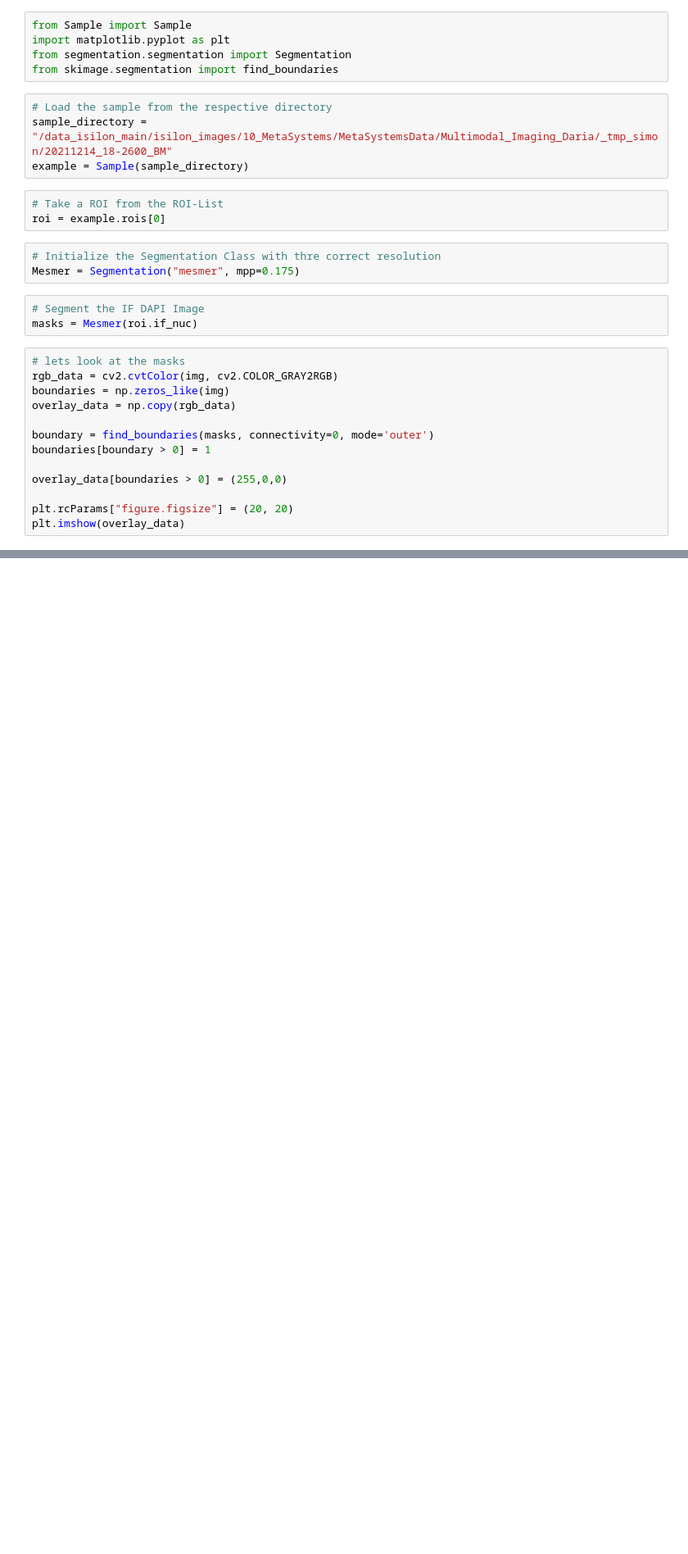
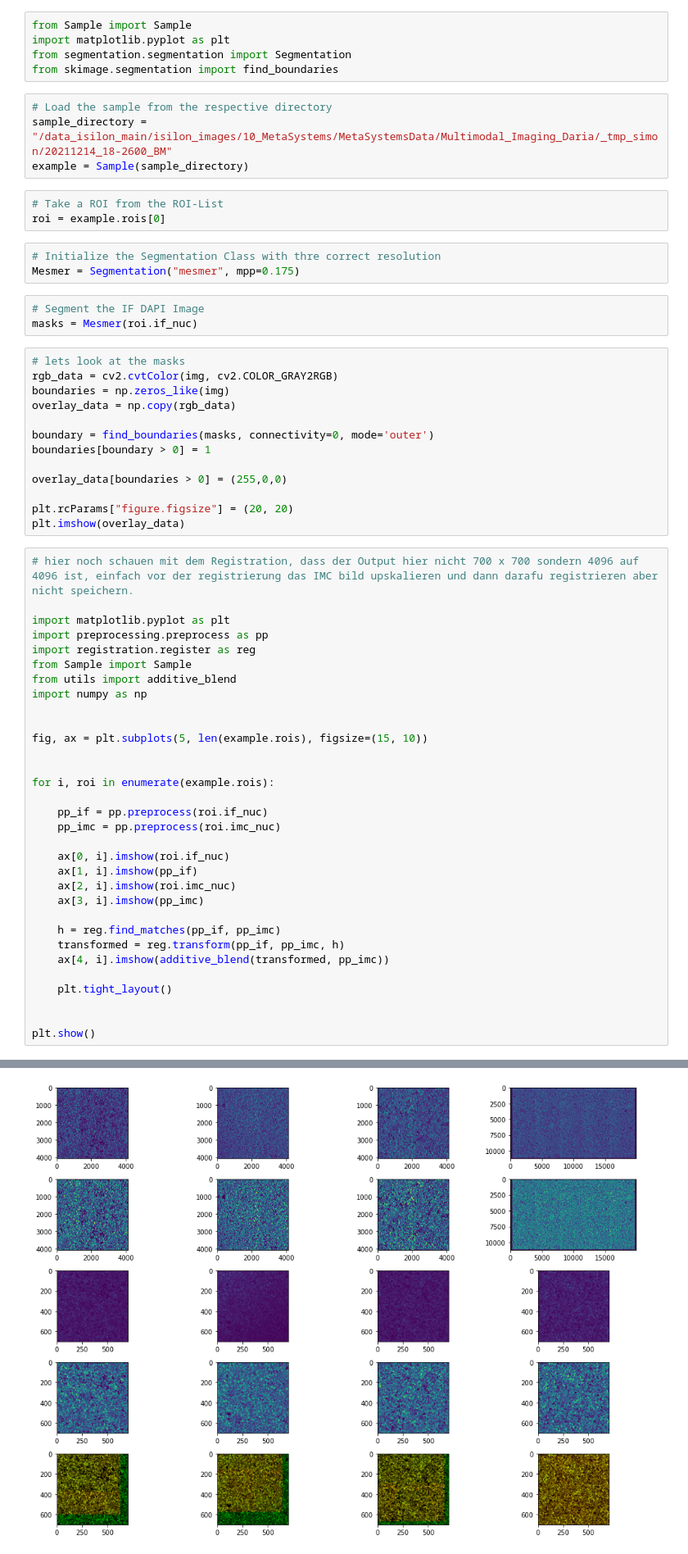
Before and after one commit to SimonBon/workflow, a Jupyter notebook: test.ipynb, the cells around one changed output, grey strips where cells are left out. Shown: that part at 82% size. Drawn from its saved outputs; the diff is of its cells as text; blank space fills up the shorter version.

```diff
--- a/test.ipynb
+++ b/test.ipynb
@@ -33,3 +33,36 @@ overlay_data[boundaries > 0] = (255,0,0)
 
 plt.rcParams["figure.figsize"] = (20, 20)
 plt.imshow(overlay_data)
+# %%
+# hier noch schauen mit dem Registration, dass der Output hier nicht 700 x 700 sondern 4096 auf 4096 ist, einfach vor der registrierung das IMC bild upskalieren und dann darafu registrieren aber nicht speichern.
+
+import matplotlib.pyplot as plt
+import preprocessing.preprocess as pp
+import registration.register as reg
+from Sample import Sample
+from utils import additive_blend
+import numpy as np
+
+
+fig, ax = plt.subplots(5, len(example.rois), figsize=(15, 10))
+
+
+for i, roi in enumerate(example.rois):
+
+    pp_if = pp.preprocess(roi.if_nuc)
+    pp_imc = pp.preprocess(roi.imc_nuc)
+
+    ax[0, i].imshow(roi.if_nuc)
+    ax[1, i].imshow(pp_if)
+    ax[2, i].imshow(roi.imc_nuc)
+    ax[3, i].imshow(pp_imc)
+
+    h = reg.find_matches(pp_if, pp_imc)
+    transformed = reg.transform(pp_if, pp_imc, h)
+    ax[4, i].imshow(additive_blend(transformed, pp_imc))
+
+    plt.tight_layout()
+
+
+plt.show()
+# %% [output]
@@ -35,0 +81 @@ plt.imshow(overlay_data)
+[figure, added]
```
Also changed, not shown: parts of 1 cell of this notebook.
